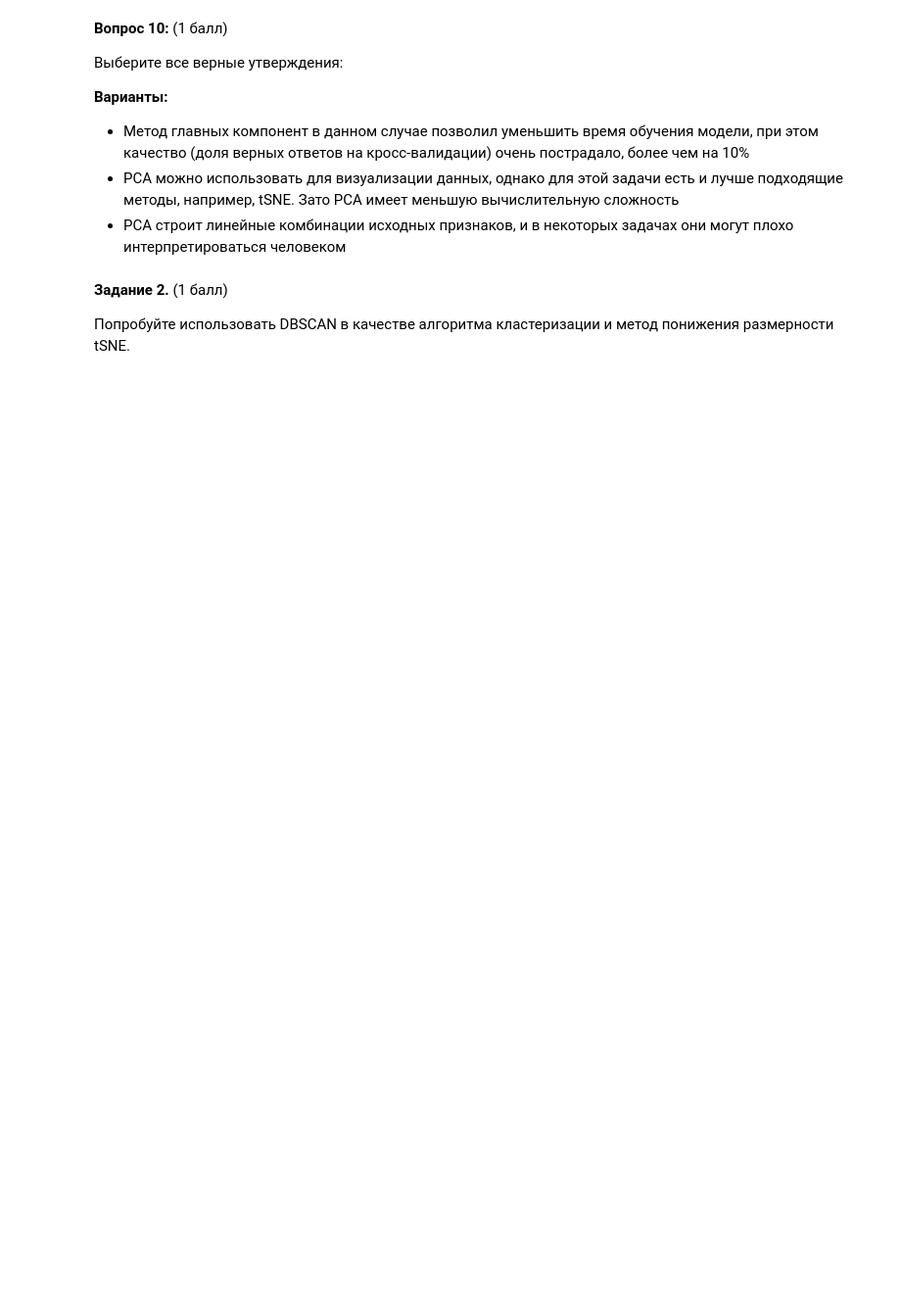
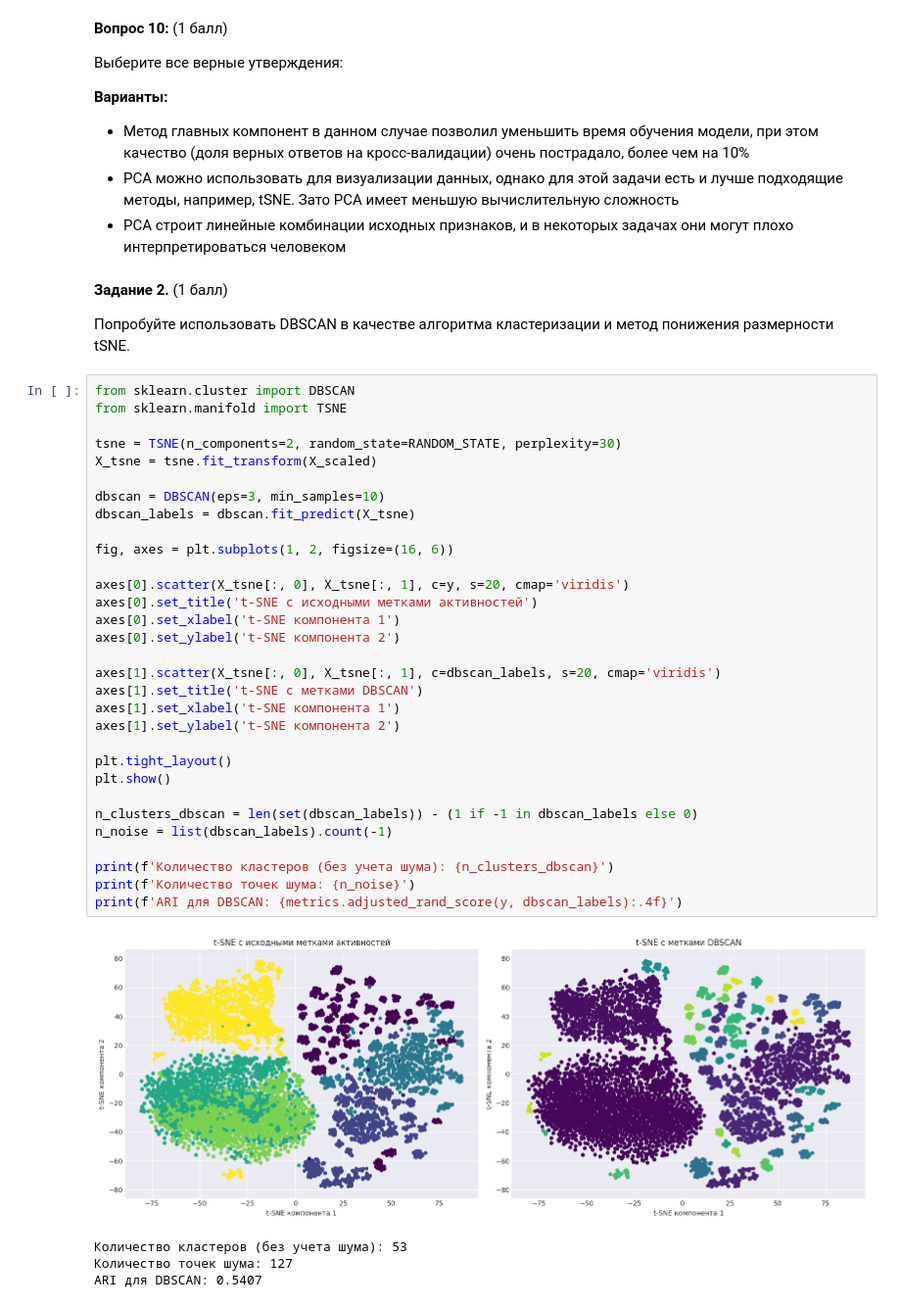
Before and after one commit to NikitaKoros/ml-5-sem, a Jupyter notebook: hw3/hw3-unsupervised.ipynb, the cells around one changed output. Shown at 98% size. Drawn from its saved outputs; the diff is of its cells as text; blank space fills up the shorter version.

```diff
--- a/hw3/hw3-unsupervised.ipynb
+++ b/hw3/hw3-unsupervised.ipynb
@@ -323,3 +437,39 @@ print(f"Разность в процентах: {abs(best_svc.best_score_ - best
 **Задание 2.** (1 балл)
 
 Попробуйте использовать DBSCAN в качестве алгоритма кластеризации и метод понижения размерности tSNE.
+# %%
+from sklearn.cluster import DBSCAN
+from sklearn.manifold import TSNE
+
+tsne = TSNE(n_components=2, random_state=RANDOM_STATE, perplexity=30)
+X_tsne = tsne.fit_transform(X_scaled)
+
+dbscan = DBSCAN(eps=3, min_samples=10)
+dbscan_labels = dbscan.fit_predict(X_tsne)
+
+fig, axes = plt.subplots(1, 2, figsize=(16, 6))
+
+axes[0].scatter(X_tsne[:, 0], X_tsne[:, 1], c=y, s=20, cmap='viridis')
+axes[0].set_title('t-SNE с исходными метками активностей')
+axes[0].set_xlabel('t-SNE компонента 1')
+axes[0].set_ylabel('t-SNE компонента 2')
+
+axes[1].scatter(X_tsne[:, 0], X_tsne[:, 1], c=dbscan_labels, s=20, cmap='viridis')
+axes[1].set_title('t-SNE с метками DBSCAN')
+axes[1].set_xlabel('t-SNE компонента 1')
+axes[1].set_ylabel('t-SNE компонента 2')
+
+plt.tight_layout()
+plt.show()
+
+n_clusters_dbscan = len(set(dbscan_labels)) - (1 if -1 in dbscan_labels else 0)
+n_noise = list(dbscan_labels).count(-1)
+
+print(f'Количество кластеров (без учета шума): {n_clusters_dbscan}')
+print(f'Количество точек шума: {n_noise}')
+print(f'ARI для DBSCAN: {metrics.adjusted_rand_score(y, dbscan_labels):.4f}')
+# %% [output]
+[figure, added]
+Количество кластеров (без учета шума): 53
+Количество точек шума: 127
+ARI для DBSCAN: 0.5407
```
Also changed, not shown: parts of 33 cells of this notebook, 2 other files.
